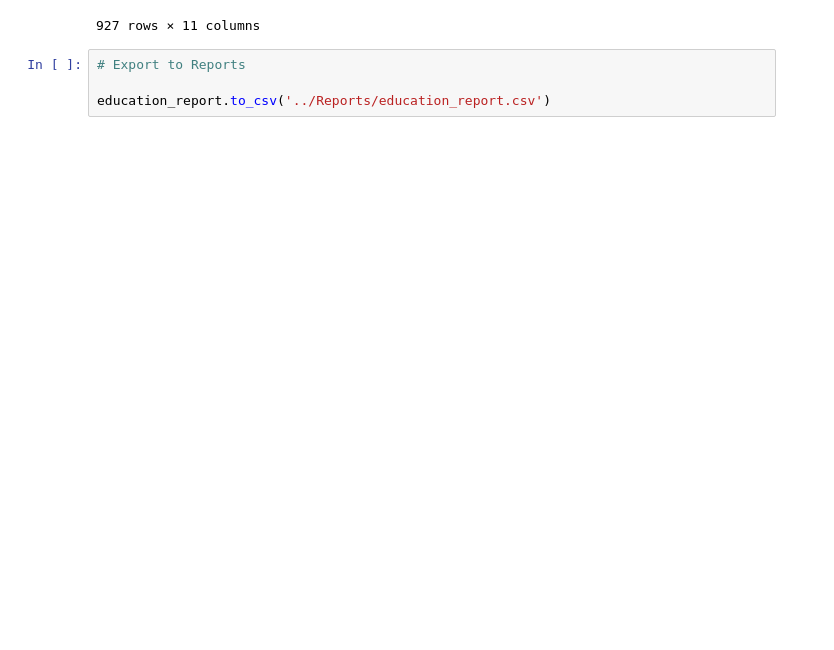
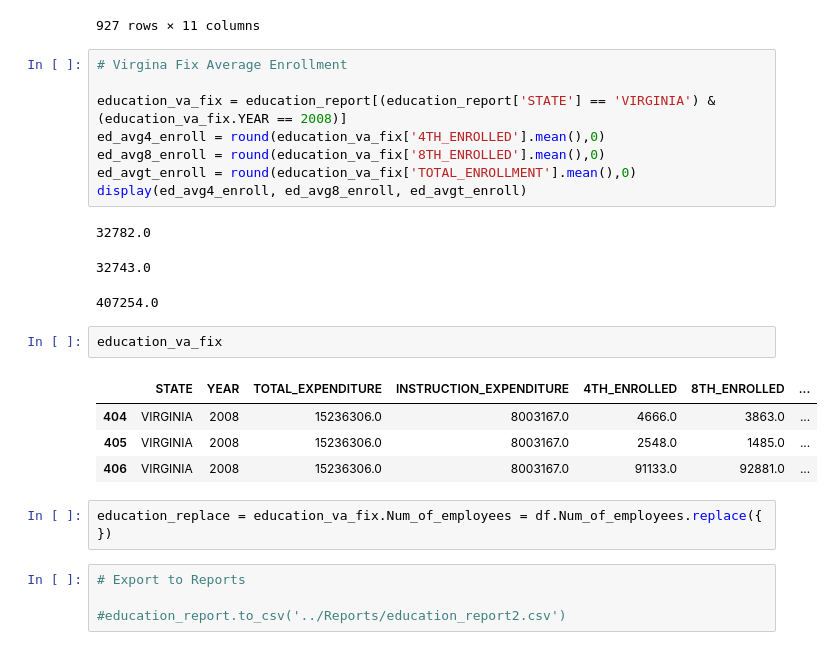
Before and after one commit to katelynburke/educationvsincarceration, a Jupyter notebook: Analytics/education_analytics.ipynb, the cells around one changed output. Saved outputs shown, nothing was run; the diff lists cells and outputs as text; blank space fills up the shorter version.

```diff
--- a/Analytics/education_analytics.ipynb
+++ b/Analytics/education_analytics.ipynb
@@ -169,7 +169,28 @@ education_report
 | 925 | PUERTO_RICO | 2009 | NaN | NaN | 38583.0 | 39143.0 | ... |
 | 926 | VIRGIN_ISLANDS | 2009 | NaN | NaN | 1212.0 | 1103.0 | ... |
 927 rows × 11 columns
+# %%
+# Virgina Fix Average Enrollment
+
+education_va_fix = education_report[(education_report['STATE'] == 'VIRGINIA') & (education_va_fix.YEAR == 2008)]
+ed_avg4_enroll = round(education_va_fix['4TH_ENROLLED'].mean(),0)
+ed_avg8_enroll = round(education_va_fix['8TH_ENROLLED'].mean(),0)
+ed_avgt_enroll = round(education_va_fix['TOTAL_ENROLLMENT'].mean(),0)
+display(ed_avg4_enroll, ed_avg8_enroll, ed_avgt_enroll)
+# %% [output]
+32782.0
+32743.0
+407254.0
+# %%
+education_va_fix
+# %% [output]
+|  | STATE | YEAR | TOTAL_EXPENDITURE | INSTRUCTION_EXPENDITURE | 4TH_ENROLLED | 8TH_ENROLLED | ... |
+| 404 | VIRGINIA | 2008 | 15236306.0 | 8003167.0 | 4666.0 | 3863.0 | ... |
+| 405 | VIRGINIA | 2008 | 15236306.0 | 8003167.0 | 2548.0 | 1485.0 | ... |
+| 406 | VIRGINIA | 2008 | 15236306.0 | 8003167.0 | 91133.0 | 92881.0 | ... |
+# %%
+education_replace = education_va_fix.Num_of_employees = df.Num_of_employees.replace({ })
 # %%
 # Export to Reports
 
-education_report.to_csv('../Reports/education_report.csv')
+#education_report.to_csv('../Reports/education_report2.csv')
```
